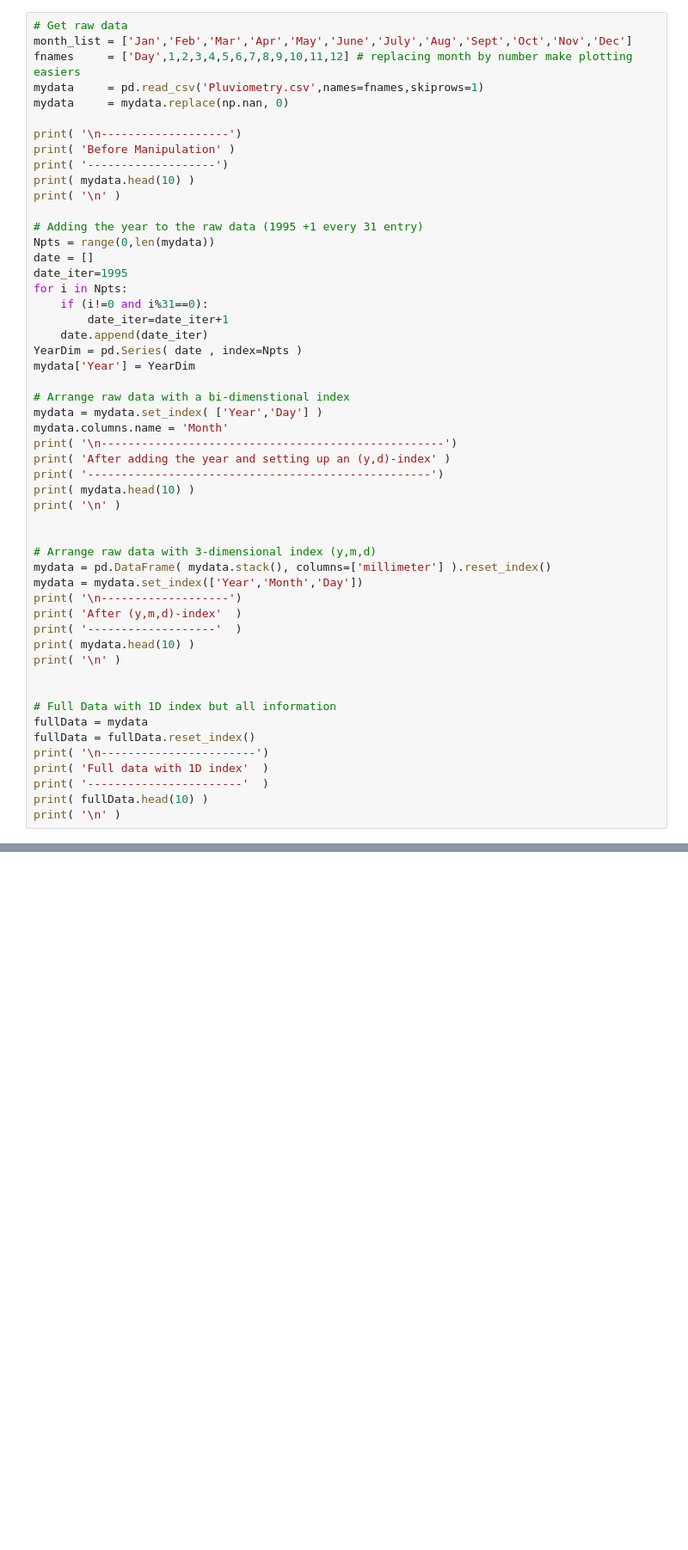
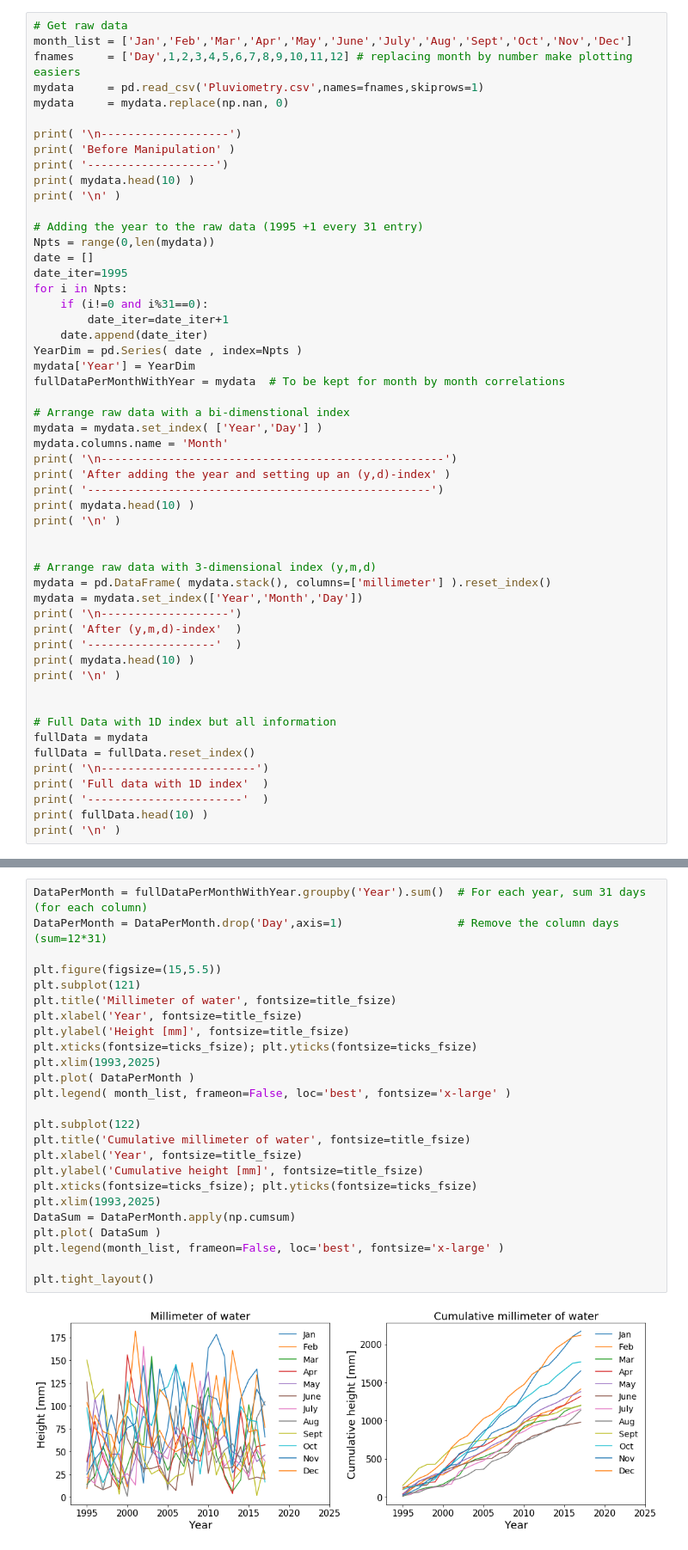
Before and after one commit to rmadar/ExamplesWithPython, a Jupyter notebook: PluviometryAnalysis.ipynb, the cells around one changed output, grey strips where cells are left out. Shown: that part at 86% size. Cells and saved outputs as stored; diff of their text form; blank space fills up the shorter version.

```diff
--- a/PluviometryAnalysis.ipynb
+++ b/PluviometryAnalysis.ipynb
@@ -42,6 +46,7 @@ for i in Npts:
     date.append(date_iter)
 YearDim = pd.Series( date , index=Npts )
 mydata['Year'] = YearDim
+fullDataPerMonthWithYear = mydata  # To be kept for month by month correlations
 
 # Arrange raw data with a bi-dimenstional index
 mydata = mydata.set_index( ['Year','Day'] )
@@ -111,0 +97,27 @@ for name,group in dataG:
+# %%
+DataPerMonth = fullDataPerMonthWithYear.groupby('Year').sum()  # For each year, sum 31 days (for each column)
+DataPerMonth = DataPerMonth.drop('Day',axis=1)                 # Remove the column days (sum=12*31)
+
+plt.figure(figsize=(15,5.5))
+plt.subplot(121)
+plt.title('Millimeter of water', fontsize=title_fsize)
+plt.xlabel('Year', fontsize=title_fsize)
+plt.ylabel('Height [mm]', fontsize=title_fsize)
+plt.xticks(fontsize=ticks_fsize); plt.yticks(fontsize=ticks_fsize)
+plt.xlim(1993,2025)
+plt.plot( DataPerMonth )
+plt.legend( month_list, frameon=False, loc='best', fontsize='x-large' )
+
+plt.subplot(122)
+plt.title('Cumulative millimeter of water', fontsize=title_fsize)
+plt.xlabel('Year', fontsize=title_fsize)
+plt.ylabel('Cumulative height [mm]', fontsize=title_fsize)
+plt.xticks(fontsize=ticks_fsize); plt.yticks(fontsize=ticks_fsize)
+plt.xlim(1993,2025)
+DataSum = DataPerMonth.apply(np.cumsum)
+plt.plot( DataSum )
+plt.legend(month_list, frameon=False, loc='best', fontsize='x-large' )
+
+plt.tight_layout()
+# %% [output]
+[figure, added]
```
Also changed, not shown: parts of 10 cells of this notebook.
